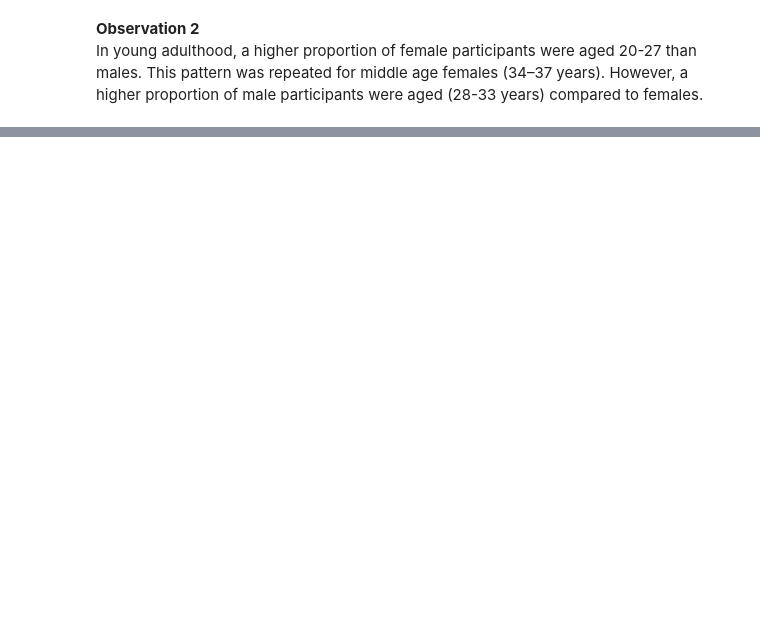
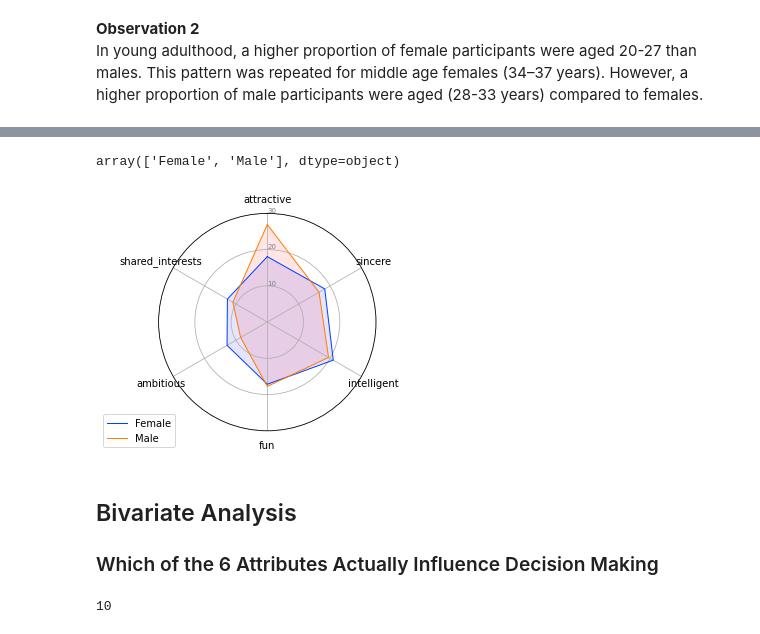
Before and after one commit to AouatefRouahi/Speed_Dating_Analysis, a Jupyter notebook: Speed_Dating_Project.ipynb, the cells around one changed output, grey strips where cells are left out. Saved outputs shown, nothing was run; the diff lists cells and outputs as text; code cells hidden in the pictures; blank space fills up the shorter version.

```diff
--- a/Speed_Dating_Project.ipynb
+++ b/Speed_Dating_Project.ipynb
@@ -270,0 +387,7 @@ In young adulthood, a higher proportion of female participants were aged 20-27 t
+# %%
+# extract attributes related data and change the columns lables, all with the subject identifer and his gender
+attributes = dataset[['iid','gender_str','attr1_1', 'sinc1_1','intel1_1','fun1_1','amb1_1','shar1_1']]
+attributes.columns = ['id', 'gender','attractive', 'sincere','intelligent','fun','ambitious','shared_interests']
+
+# drop redundant data
+attributes.drop_duplicates(subset=['id']).head()
@@ -270,0 +401,4 @@ In young adulthood, a higher proportion of female participants were aged 20-27 t
+# %%
+# add a new column to sum up the rates of the different attributes
+attributes['sum']= attributes.iloc[:,2:].sum(axis=1)
+attributes['sum'].value_counts().sort_index()
@@ -270,0 +429,9 @@ In young adulthood, a higher proportion of female participants were aged 20-27 t
+# %%
+# drop rows where all attributes were not rated
+index = attributes[attributes['sum']==0].index
+attributes.drop(index=index, inplace=True, errors='raise')
+# %%
+## Normalize
+##all values will be redistributed and curved to fit 100 total points using the rule x_norm = x /sum * 100
+for col in attributes.columns[2:]:
+    attributes[col] = round((attributes[col] / attributes['sum'])*100,2)
@@ -270,0 +466,60 @@ In young adulthood, a higher proportion of female participants were aged 20-27 t
+# %%
+attributes['gender'].unique()
+# %% [output]
+array(['Female', 'Male'], dtype=object)
+# %%
+# Radar Chart or spider plot
+
+# 1) data
+radar_data = attributes.groupby('gender').mean().iloc[:,1:7]
+
+# 2) Number of variables
+categories = list(radar_data.columns)
+N = len(categories)
+
+# 3) the angle of each axis in the plot? (we divide the plot / number of variable)
+angles = [n / float(N) * 2 * pi for n in range(N)]
+angles += angles[:1]
+
+# Initialise the spider plot
+ax = plt.subplot(111, polar=True)
+
+# If you want the first axis to be on top:
+ax.set_theta_offset(pi / 2)
+ax.set_theta_direction(-1)
+
+# Draw one axe per variable + add labels
+plt.xticks(angles[:-1], categories)
+
+# Draw ylabels
+ax.set_rlabel_position(0)
+plt.yticks([10,20,30], ["10","20","30"], color="grey", size=7)
+plt.ylim(0,30)
+
+# add plots
+# Female
+values=radar_data.loc['Female'].values.flatten().tolist()
+values += values[:1]
+ax.plot(angles, values, linewidth=1, linestyle='solid', label="Female")
+ax.fill(angles, values, 'b', alpha=0.1)
+
+# Male
+values=radar_data.loc['Male'].values.flatten().tolist()
+values += values[:1]
+ax.plot(angles, values, linewidth=1, linestyle='solid', label="Male")
+ax.fill(angles, values, 'r', alpha=0.1)
+
+# Add legend
+plt.legend(loc='upper right', bbox_to_anchor=(0.1, 0.1))
+
+# Show the graph
+plt.show()
+# %% [output]
+[figure, added]
+# %% [markdown]
+## Bivariate Analysis
+### Which of the 6 Attributes Actually Influence Decision Making
+# %%
+dataset.isna().sum()['pid']
+# %% [output]
+10
```
Also changed, not shown: parts of 48 cells of this notebook.
